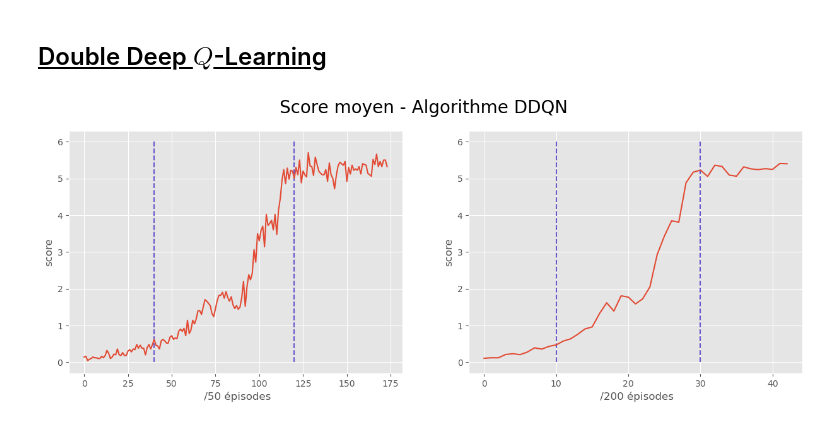
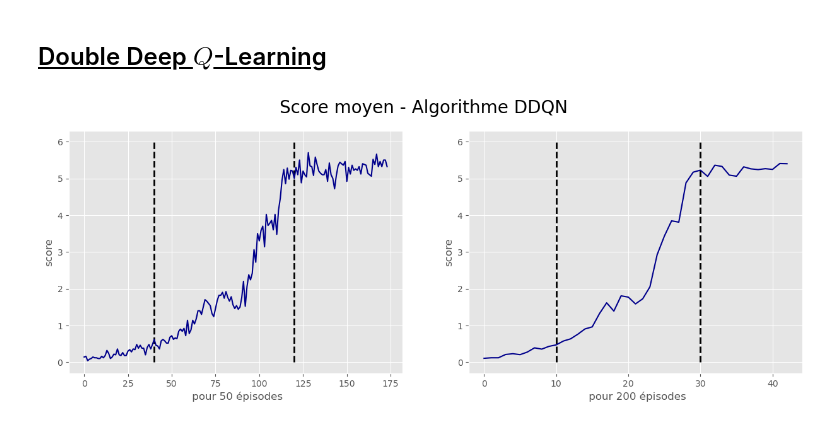
Before and after one commit to aurianegbt/Reinforcment_Learning_DQN, a Jupyter notebook: DDQN/Résultats DDQN.ipynb, the cells around one changed output. Cells and saved outputs as stored; diff of their text form; code cells hidden in the pictures.

```diff
--- a/DDQN/Résultats DDQN.ipynb
+++ b/DDQN/Résultats DDQN.ipynb
@@ -23,29 +23,29 @@ scores =[0, 0, 0, 0, 1, 1, 0, 0, 1, 0, 0, 0, 0, 1, 0, 0, 0, 0, 1, 0, 0, 1, 0, 0,
 # %%
 # Moyenne sur K épisodes :
 n=len(scores)
 
 listK=[50,200]
 plt.figure(figsize=(15.,5.))
 plt.suptitle('Score moyen - Algorithme DDQN',fontsize=20)
 for i,k in enumerate(listK):
     plt.subplot(1,2,i+1)
     if i==0:
-        plt.plot([120,120],[0,6],'--',color='slateblue')
-        plt.plot([40,40],[0,6],'--',color='slateblue')
+        plt.plot([120,120],[0,6],'--',color='black',linewidth=2)
+        plt.plot([40,40],[0,6],'--',color='black',linewidth=2)
     else:
-        plt.plot([30,30],[0,6],'--',color='slateblue')
-        plt.plot([10,10],[0,6],'--',color='slateblue')
+        plt.plot([30,30],[0,6],'--',color='black',linewidth=2)
+        plt.plot([10,10],[0,6],'--',color='black',linewidth=2)
 
     N=n//k
     moy=list()
     for p in range(N):
         moy.append(np.mean(scores[p*k:(p+1)*k]))
 
-    plt.plot(moy)
-    plt.xlabel(' /'+str(k)+' épisodes')
+    plt.plot(moy,color='darkblue')
+    plt.xlabel(' pour '+str(k)+' épisodes')
     plt.ylabel('score')
 # %% [output]
-[figure, old version]
+[figure, new version]
 # %%
 total_scores = np.cumsum(scores)
 # %%
```
Also changed, not shown: parts of 1 cell of this notebook, 8 other files.
